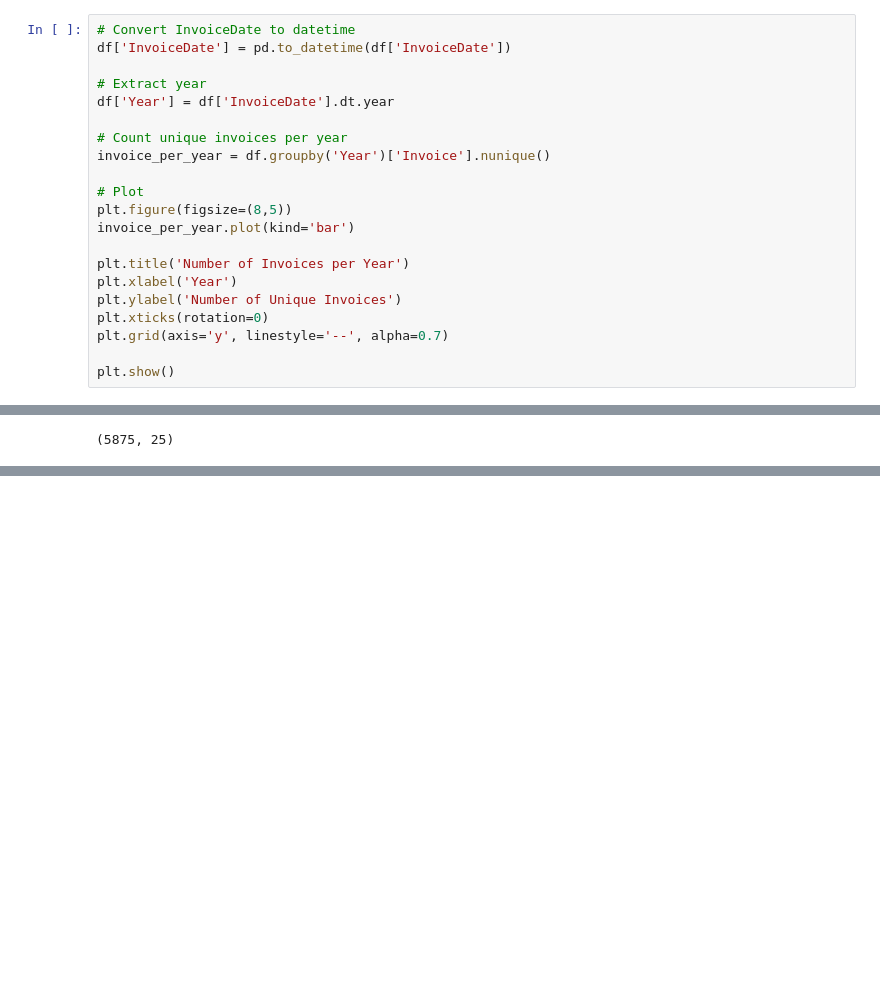
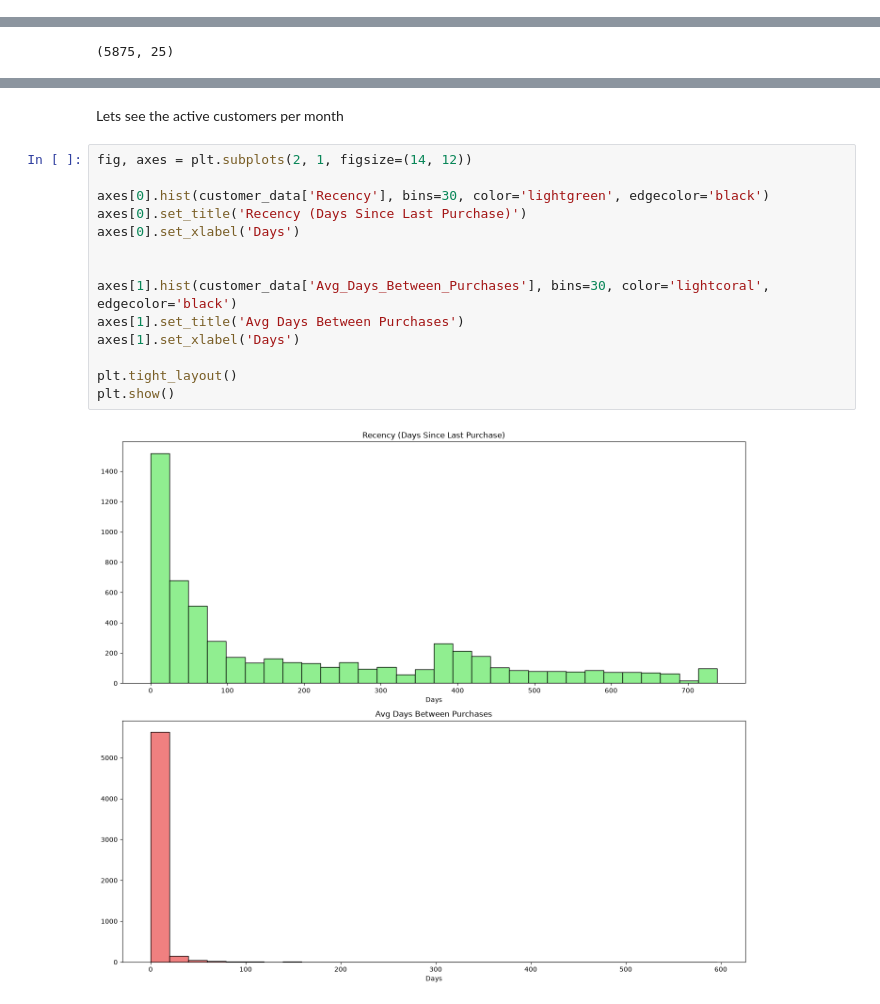
Before and after one commit to SahilLASKAR13/customer-segmentation-retention-analysis, a Jupyter notebook: notebook/CSRA.ipynb, the cells around one changed output, grey strips where cells are left out. Drawn from its saved outputs; the diff is of its cells as text; blank space fills up the shorter version.

```diff
--- a/notebook/CSRA.ipynb
+++ b/notebook/CSRA.ipynb
@@ -209,21 +229,0 @@ Number of transactions regestered : 53628
-# %%
-# Convert InvoiceDate to datetime
-df['InvoiceDate'] = pd.to_datetime(df['InvoiceDate'])
-
-# Extract year
-df['Year'] = df['InvoiceDate'].dt.year
-
-# Count unique invoices per year
-invoice_per_year = df.groupby('Year')['Invoice'].nunique()
-
-# Plot
-plt.figure(figsize=(8,5))
-invoice_per_year.plot(kind='bar')
-
-plt.title('Number of Invoices per Year')
-plt.xlabel('Year')
-plt.ylabel('Number of Unique Invoices')
-plt.xticks(rotation=0)
-plt.grid(axis='y', linestyle='--', alpha=0.7)
-
-plt.show()
@@ -1301,0 +886,18 @@ joblib.dump(
+# %% [markdown]
+Lets see the active customers per month
+# %%
+fig, axes = plt.subplots(2, 1, figsize=(14, 12))
+
+axes[0].hist(customer_data['Recency'], bins=30, color='lightgreen', edgecolor='black')
+axes[0].set_title('Recency (Days Since Last Purchase)')
+axes[0].set_xlabel('Days')
+
+
+axes[1].hist(customer_data['Avg_Days_Between_Purchases'], bins=30, color='lightcoral', edgecolor='black')
+axes[1].set_title('Avg Days Between Purchases')
+axes[1].set_xlabel('Days')
+
+plt.tight_layout()
+plt.show()
+# %% [output]
+[figure, added]
```
Also changed, not shown: parts of 197 cells of this notebook, 30 other files.
